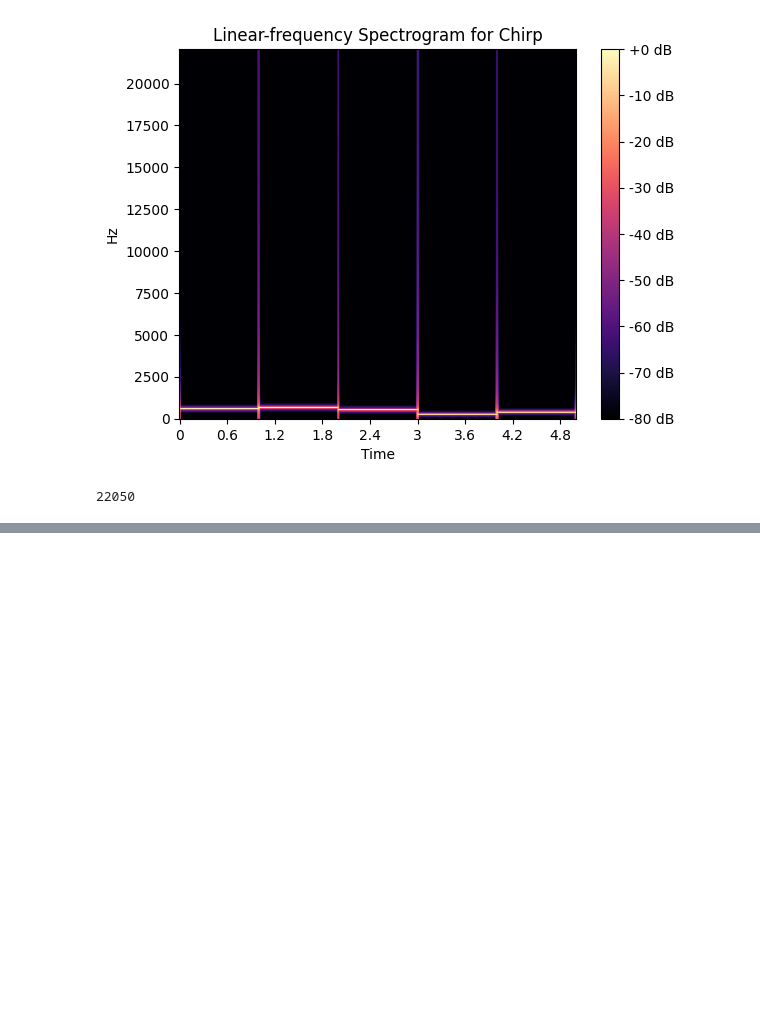
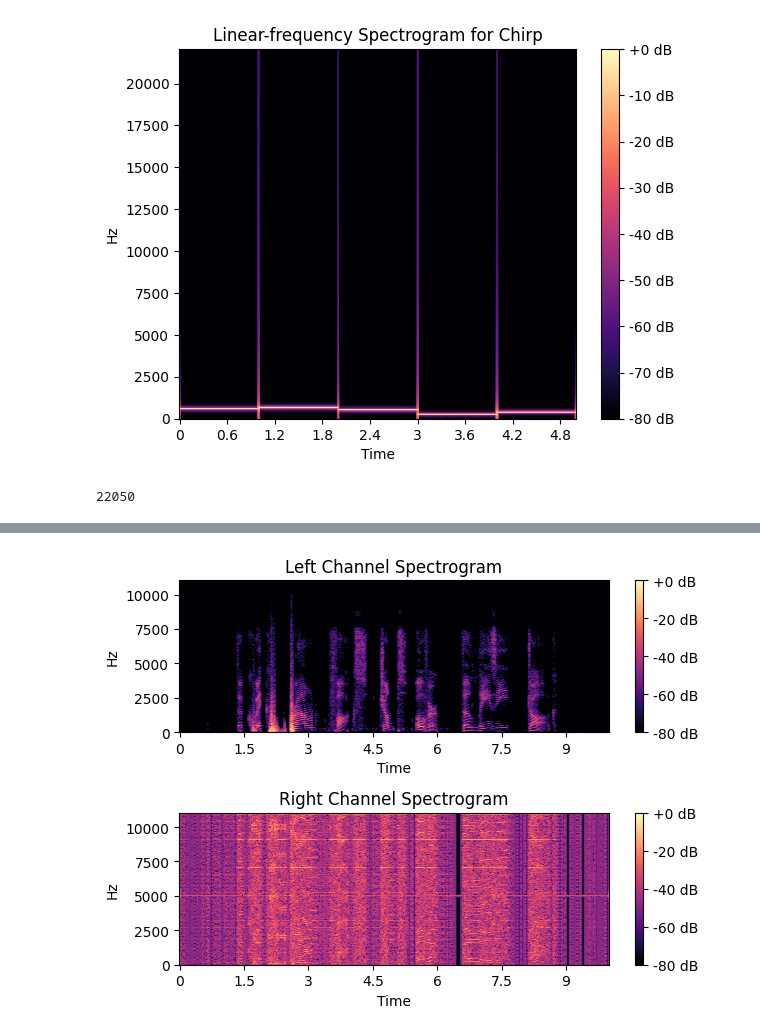
Before and after one commit to DaBoss7b8/Project1_ECE2312, a Jupyter notebook: ECE2312_Project_2.ipynb, the cells around one changed output, grey strips where cells are left out. Saved outputs shown, nothing was run; the diff lists cells and outputs as text; code cells hidden in the pictures; blank space fills up the shorter version.

```diff
--- a/ECE2312_Project_2.ipynb
+++ b/ECE2312_Project_2.ipynb
@@ -223,0 +252,30 @@ write("stereo.wav",sr1,stereo_audio_data)
+# %%
+stereo_audio_data = np.column_stack((fox, combined_signal_pcm))
+write("stereo.wav",sr1,stereo_audio_data)
+
+stereo_audio_file = "stereo.wav"
+y, sr = librosa.load(stereo_audio_file, sr=None, mono=False)
+
+# Compute the left and right spectrograms
+left_spectrogram = np.abs(librosa.stft(y[0]))
+right_spectrogram = np.abs(librosa.stft(y[1]))
+
+# Convert bin frequencies to Hertz
+freqs = librosa.fft_frequencies(sr=sr, n_fft=left_spectrogram.shape[0])
+
+# Plot the left spectrogram
+plt.subplot(2, 1, 1)
+librosa.display.specshow(librosa.amplitude_to_db(left_spectrogram, ref=np.max), y_axis='linear', x_axis='time', sr=sr)
+plt.colorbar(format='%+2.0f dB')
+plt.title('Left Channel Spectrogram')
+
+# Plot the right spectrogram
+plt.subplot(2, 1, 2)
+librosa.display.specshow(librosa.amplitude_to_db(right_spectrogram, ref=np.max), y_axis='linear', x_axis='time', sr=sr)
+plt.colorbar(format='%+2.0f dB')
+plt.title('Right Channel Spectrogram')
+
+plt.tight_layout()
+plt.show()
+# %% [output]
+[figure, added]
```
Also changed, not shown: parts of 3 cells of this notebook.
